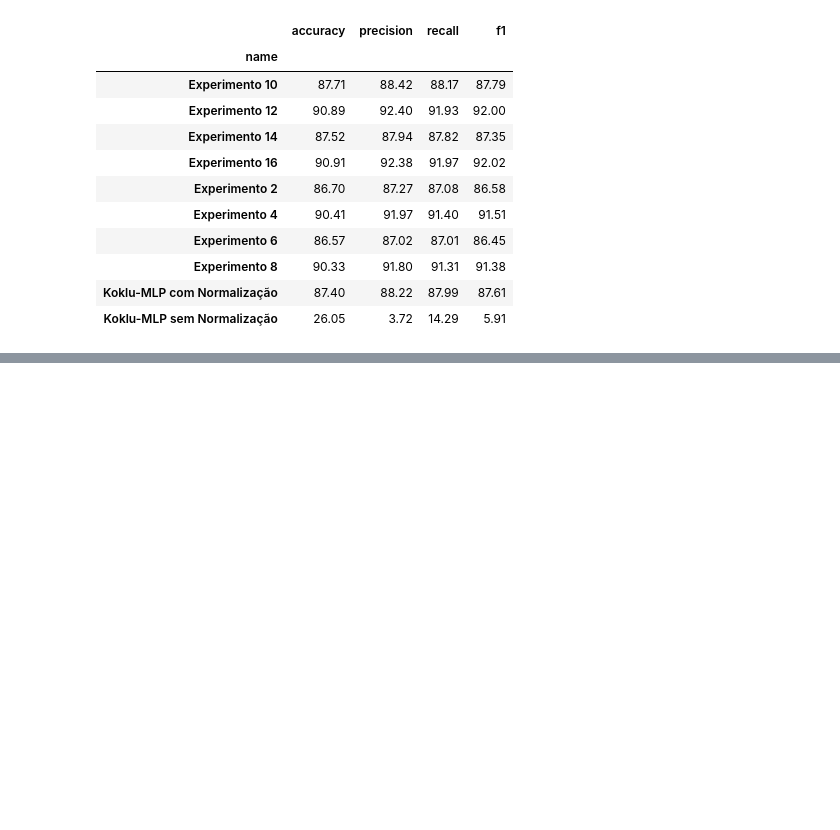
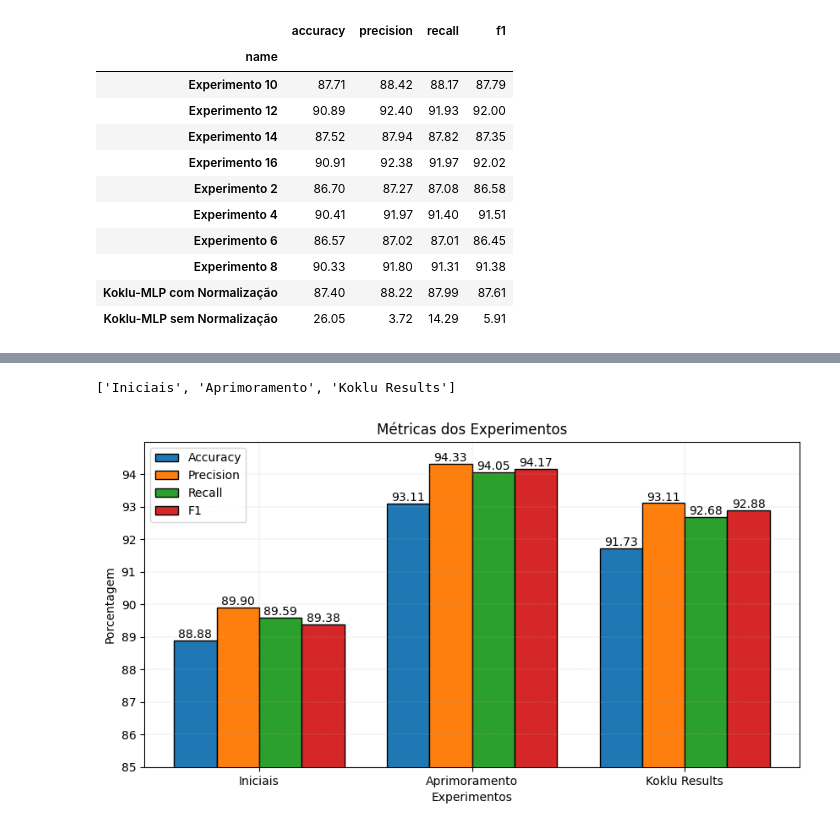
Before and after one commit to lopesvictor1/Beans-Classification, a Jupyter notebook: plots.ipynb, the cells around one changed output, grey strips where cells are left out. Cells and saved outputs as stored; diff of their text form; code cells hidden in the pictures; blank space fills up the shorter version.

```diff
--- a/plots.ipynb
+++ b/plots.ipynb
@@ -349,0 +358,48 @@ plt.grid(True, linestyle='--', linewidth=0.5)
+# %%
+df1 = pd.concat([df1, pd.DataFrame([['Koklu-MLP', best_acc, best_prec, best_rec, best_f1]], columns=['Experiment', 'accuracy', 'precision', 'recall', 'f1'])])
+X = ['Iniciais', 'Aprimoramento', 'Koklu Results']
+accuracies = [df_mlp['accuracy'].mean(), df1['accuracy'].mean(), best_acc]
+precisions = [df_mlp['precision'].mean(), df1['precision'].mean(), best_prec]
+recalls = [df_mlp['recall'].mean(), df1['recall'].mean(), best_rec]
+f1s = [df_mlp['f1'].mean(), df1['f1'].mean(), best_f1]
+
+
+print(X)
+x_axis = np.arange(len(X))
+
+ax = plt.figure(figsize=(10, 5))
+bars1 = plt.bar(x_axis-0.3, accuracies, label='Accuracy', width=0.2, edgecolor='black')
+bars2 = plt.bar(x_axis-0.1, precisions, label='Precision', width=0.2, edgecolor='black')
+bars3 = plt.bar(x_axis+0.1, recalls, label='Recall', width=0.2, edgecolor='black')
+bars4 = plt.bar(x_axis+0.3, f1s, label='F1', width=0.2, edgecolor='black')
+
+# Annotate bars with values
+for bar in bars1:
+    height = bar.get_height()
+    plt.text(bar.get_x() + bar.get_width() / 2.0, height, f'{height:.2f}', ha='center', va='bottom')
+
+for bar in bars2:
+    height = bar.get_height()
+    plt.text(bar.get_x() + bar.get_width() / 2.0, height, f'{height:.2f}', ha='center', va='bottom')
+
+for bar in bars3:
+    height = bar.get_height()
+    plt.text(bar.get_x() + bar.get_width() / 2.0, height, f'{height:.2f}', ha='center', va='bottom')
+
+for bar in bars4:
+    height = bar.get_height()
+    plt.text(bar.get_x() + bar.get_width() / 2.0, height, f'{height:.2f}', ha='center', va='bottom')
+
+
+
+plt.legend()
+plt.title("Métricas dos Experimentos")
+plt.xlabel("Experimentos")
+plt.ylabel("Porcentagem")
+plt.xticks(x_axis, X)
+plt.yticks(np.arange(85, 95, 1))
+plt.ylim(85, 95)
+plt.grid(True, linestyle='--', linewidth=0.2)
+# %% [output]
+['Iniciais', 'Aprimoramento', 'Koklu Results']
+[figure, added]
```
Also changed, not shown: parts of 5 cells of this notebook, 5 other files.
